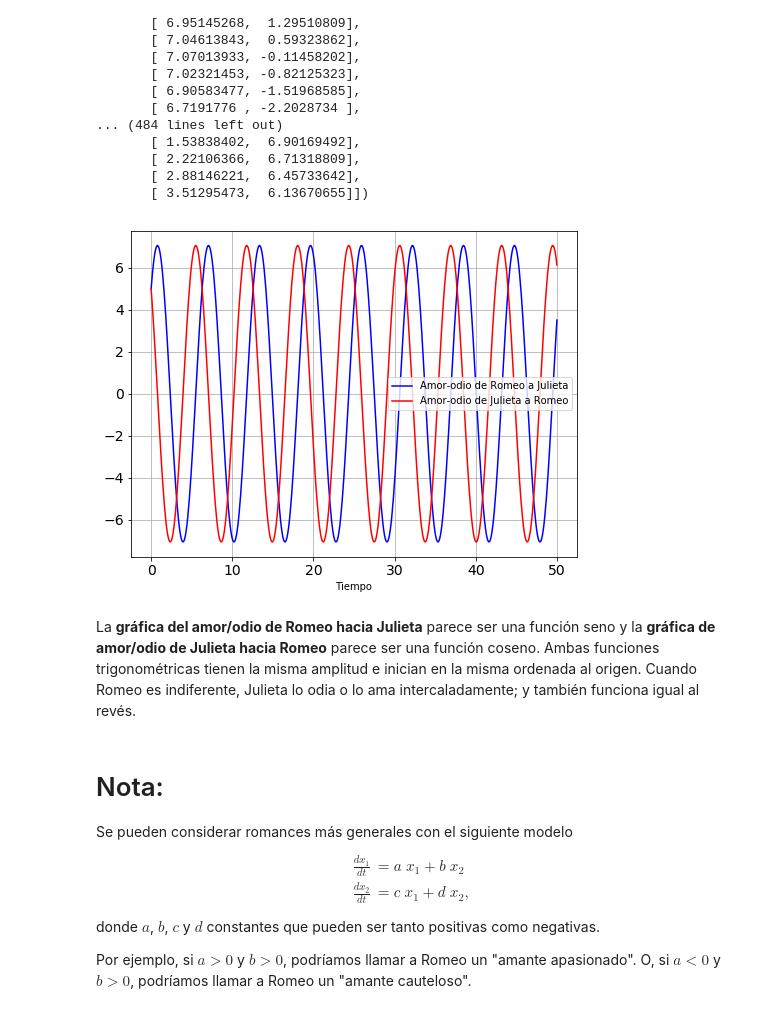
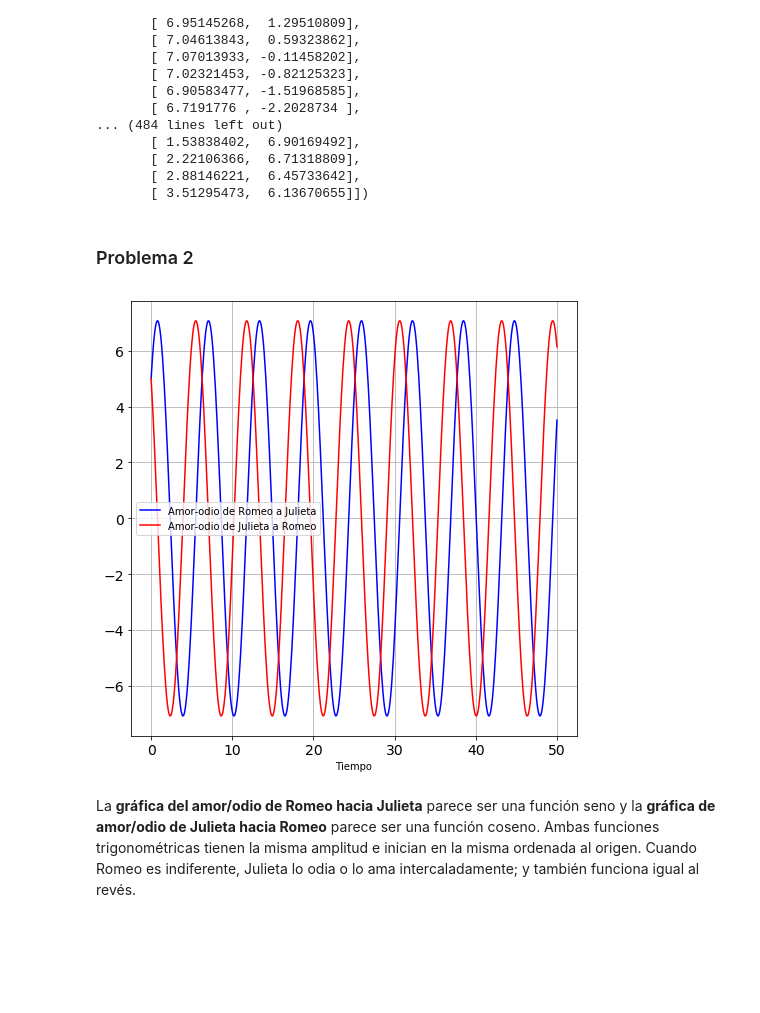
Before and after one commit to Miriam1999/Examen-3, a Jupyter notebook: Examen 3.ipynb, the cells around one changed output. Drawn from its saved outputs; the diff is of its cells as text; code cells hidden in the pictures; blank space fills up the shorter version.

```diff
--- a/Examen 3.ipynb
+++ b/Examen 3.ipynb
@@ -37,32 +38,22 @@ array([[ 5.        ,  5.        ],
        [ 2.22106366,  6.71318809],
        [ 2.88146221,  6.45733642],
        [ 3.51295473,  6.13670655]])
+# %% [markdown]
+### Problema 2
 # %%
 y1=yy[:,0]
 y2=yy[:,1]
-import matplotlib as mpl
 label_size=14
 mpl.rcParams["xtick.labelsize"]=label_size
 mpl.rcParams["ytick.labelsize"]=label_size
-plt.figure(figsize=(8,6))
+plt.figure(figsize=(8,8))
 plt.plot(tt,y1,"b",label="Amor-odio de Romeo a Julieta")
 plt.plot(tt,y2,"r",label="Amor-odio de Julieta a Romeo")
 plt.legend(loc="best")
 plt.xlabel("Tiempo")
 plt.grid()
 plt.show()
 # %% [output]
-[figure, old version]
+[figure, new version]
 # %% [markdown]
 La **gráfica del amor/odio de Romeo hacia Julieta** parece ser una función seno y la **gráfica de amor/odio de Julieta hacia Romeo** parece ser una función coseno. Ambas funciones trigonométricas tienen la misma amplitud e inician en la misma ordenada al origen. Cuando Romeo es indiferente, Julieta lo odia o lo ama intercaladamente; y también funciona igual al revés.
-# %% [markdown]
-# Nota:
-
-Se pueden considerar romances más generales con el siguiente modelo
-\begin{align}
-\frac{dx_1}{dt}&=a\;x_1+b\;x_2\\
-\frac{dx_2}{dt}&=c\;x_1+d\;x_2,
-\end{align}
-donde $a$, $b$, $c$ y $d$ constantes que pueden ser tanto positivas como negativas.
-
-Por ejemplo, si $a>0$ y $b>0$, podríamos llamar a Romeo un "amante apasionado". O, si $a<0$ y $b>0$, podríamos llamar a Romeo un "amante cauteloso".
```
Also changed, not shown: parts of 22 cells of this notebook.
